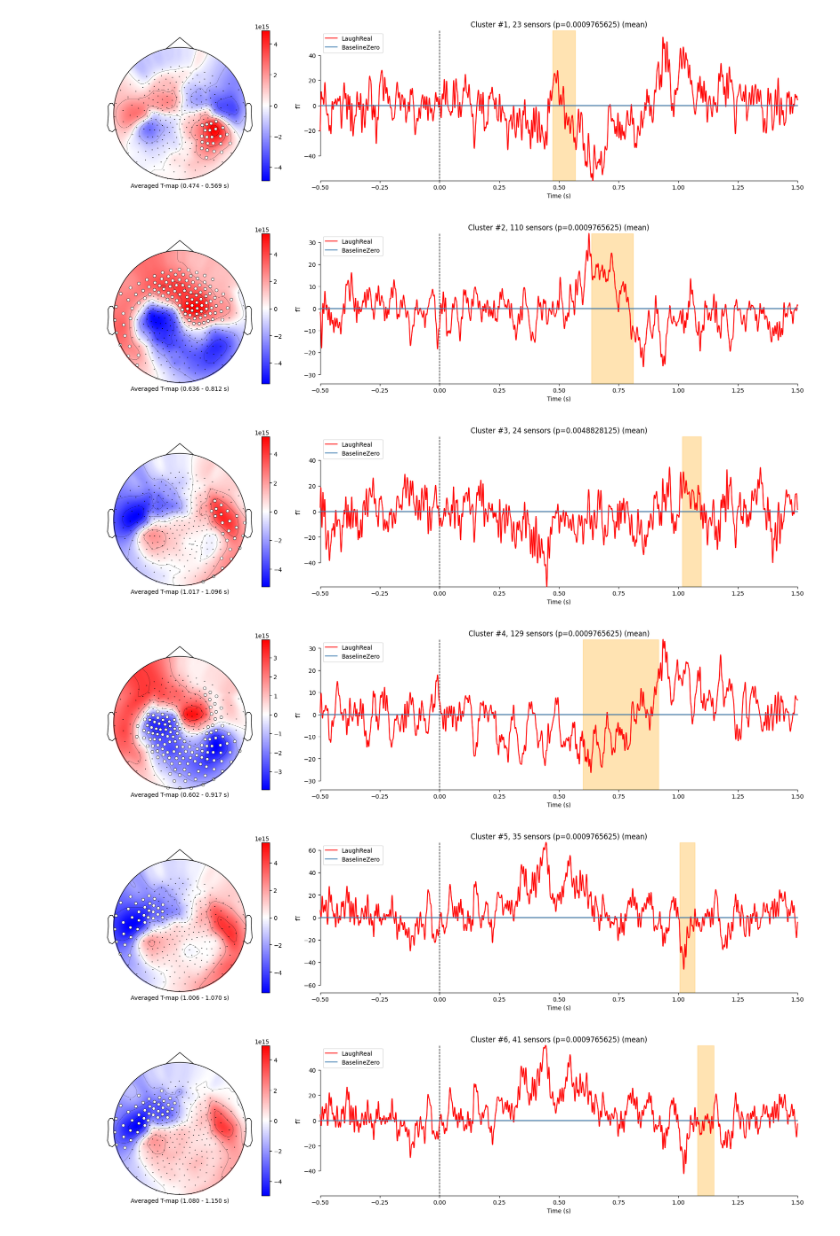
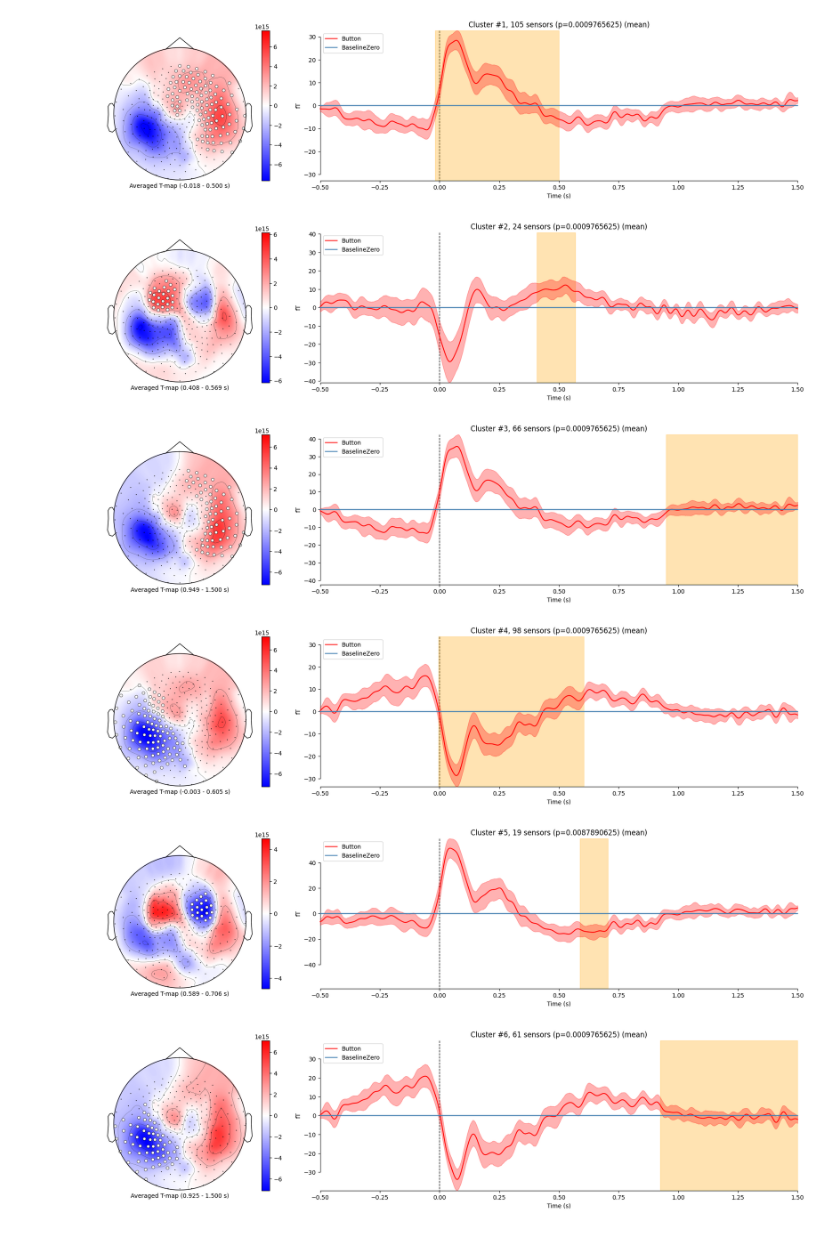
Before and after one commit to akifavcu/SoLaugh, a Jupyter notebook: notebook/1cond_erp_cluster.ipynb, the cells around one changed output. Cells and saved outputs as stored; diff of their text form; code cells hidden in the pictures.

```diff
--- a/notebook/1cond_erp_cluster.ipynb
+++ b/notebook/1cond_erp_cluster.ipynb
@@ -132,20 +321,19 @@ for subj in SUBJ_CLEAN :
     epochs_AR = mne.read_epochs(path_epochs, verbose=None)
     epochs_AR.apply_baseline(baseline=(None, 0))
     epochs_AR.filter(1, 20)
-    epochs_AR.resample(300)
-
-    zscore = epochs_AR.copy()
-    zscore.apply_function(lambda x : ((x - np.mean(x))/np.std(x)))
 
     # Drop EEg channels and equalize event number
     # Take nb channel and time
     baseline_data = np.zeros((epochs_AR.get_data().shape[1], epochs_AR.get_data().shape[2]))
 
     # Drop EEg channels and equalize event number
-    evoked_zscore.append(zscore[cond1].average())
 
-    evoked_condition1.append(epochs_AR[cond1].average())
-    baseline = mne.EvokedArray(baseline_data, epochs.info, tmin=-0.5, comment='baseline')
+    #evoked_condition1.append(epochs_AR[cond1].average())
+    #evoked_condition3.append(epochs_AR[cond3].average())
+    button = mne.combine_evoked([epochs_AR[cond1].average(), epochs_AR[cond3].average()], weights='nave')
+    evoked_condition1.append(button)
+
+    baseline = mne.EvokedArray(baseline_data, epochs_AR.info, tmin=-0.5, comment='baseline')
     evoked_condition2.append(baseline)
 
 # Prepare data for plotting
@@ -292,21 +480 @@ Setting up band-pass filter from 1 - 20 Hz
 ... (42 outputs left out)
-# %%
-task = 'LaughterActive'
-
-# Select what conditions to compute (str)
-cond1 = 'LaughReal'
-cond2 = 'BaselineZero'
-conditions = conditions = cond1 + '-' + cond2
-condition_list = [cond1, cond2]
-
-conditions = cond1 + "-" + cond2
-
-_, save_contrasts = get_bids_file(RESULT_PATH, stage = "erp-contrast", task=task, condition = conditions)
-
-_, save_cluster_stats = get_bids_file(RESULT_PATH, stage = "erp-clusters", task=task, measure="Ttest-clusters", condition = conditions)
-
-#with open(save_contrasts, 'wb') as f:
-#    pickle.dump(contrast, f)
-
-#with open(save_cluster_stats, 'wb') as f:
-#    pickle.dump(cluster_stats, f)
@@ -315,3 +481,5 @@ EOFError: Ran out of input
+# %%
+evokeds = {'Button' : evoked_condition1, cond2 : evoked_condition2}
 # %%
 T_obs, clusters, p_values, _ = cluster_stats
 
@@ -322,7 +490,7 @@ good_cluster_inds = np.where(p_values < p_accept)[0]
 colors = "r",'steelblue'
 linestyles = '-', '--'
 
-times = contrast.times * 1e3
+times = evoked_contrast.times * 1e3
 
 # loop over clusters
 for i_clu, clu_idx in enumerate(good_cluster_inds):
@@ -333,13 +501,13 @@ for i_clu, clu_idx in enumerate(good_cluster_inds):
     time_inds = np.unique(time_inds)
 
 
-    sig_times = contrast.times[time_inds]
+    sig_times = evoked_contrast.times[time_inds]
 
-    # get topography for F stat
+    # get topography for T stat
     t_map = T_obs[time_inds, ...].mean(axis=0)
 
     # get signals at the sensors contributing to the cluster
-    sig_times = contrast.times[time_inds]
+    sig_times = evoked_contrast.times[time_inds]
 
     # create spatial mask
     mask = np.zeros((t_map.shape[0], 1), dtype=bool)
@@ -375,36 +543,36 @@ for i_clu, clu_idx in enumerate(good_cluster_inds):
 
     # TODO add color for noise around signal
     title = 'Cluster #{0}, {1} sensors (p={2})'.format(i_clu + 1, len(ch_inds), p_values[clu_idx])
 
     plot_compare_evokeds(evokeds, title=title, picks=ch_inds, axes=ax_signals,
                     colors=colors, show=False,
                     split_legend=True, truncate_yaxis='auto', combine="mean")
 
     # plot temporal cluster extent
     ymin, ymax = ax_signals.get_ylim()
     ax_signals.fill_betweenx((ymin, ymax), sig_times[0], sig_times[-1],
                         color='orange', alpha=0.3)
     # clean up viz
     mne.viz.tight_layout(fig=fig)
     fig.subplots_adjust(bottom=.05)
 
     #plt.savefig(FIG_PATH + 'clusters-erp/sub-all_run-all_task-{}_cond-{}_meas-Ttest-cluster_erp{}.png'.format(task, conditions, i_clu))
 # %% [output]
 combining channels using "mean"
 combining channels using "mean"
 combining channels using "mean"
 combining channels using "mean"
 combining channels using "mean"
 combining channels using "mean"
 combining channels using "mean"
 combining channels using "mean"
 combining channels using "mean"
 combining channels using "mean"
 combining channels using "mean"
 combining channels using "mean"
-[figure, old version]
+[figure, new version]
-[figure, old version]
+[figure, new version]
-[figure, old version]
+[figure, new version]
-[figure, old version]
+[figure, new version]
-[figure, old version]
+[figure, new version]
-[figure, old version]
+[figure, new version]
```
Also changed, not shown: parts of 19 cells of this notebook, 1 other file.
